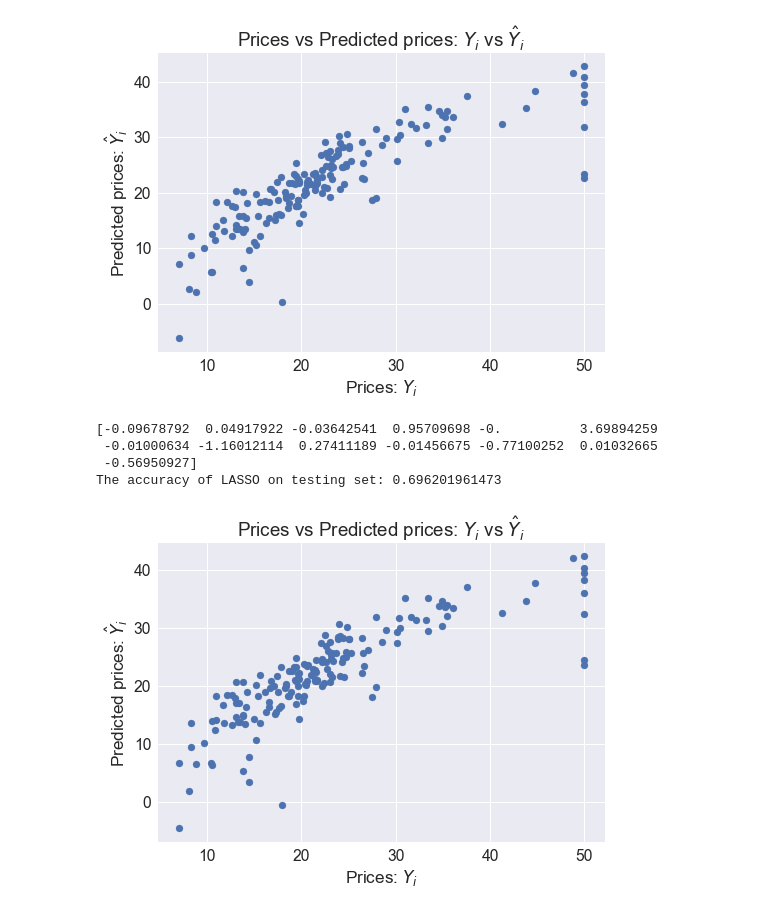
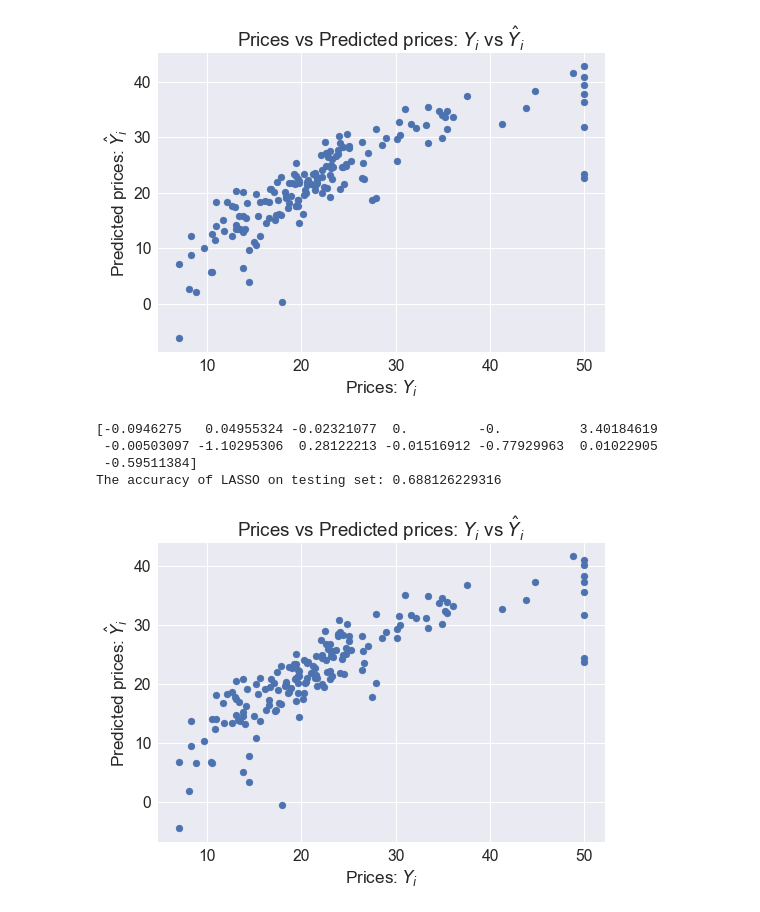
Before and after one commit to spiraleyeld/2nd-ML100Days, a Jupyter notebook: homework/Day_040_HW.ipynb, the cells around one changed output. Drawn from its saved outputs; the diff is of its cells as text; code cells hidden in the pictures.

```diff
--- a/homework/Day_040_HW.ipynb
+++ b/homework/Day_040_HW.ipynb
@@ -122,22 +122,22 @@ print(mse)
 # %%
 from sklearn.linear_model import Lasso
 
-reg = Lasso(alpha=0.1)
+reg = Lasso(alpha=0.2)
 reg.fit(X, y)
 print(reg.coef_) # 印出訓練後的模型參參數
 
 Y_pred = reg.predict(X_test)
 
 plt.scatter(Y_test, Y_pred)
 plt.xlabel("Prices: $Y_i$")
 plt.ylabel("Predicted prices: $\hat{Y}_i$")
 plt.title("Prices vs Predicted prices: $Y_i$ vs $\hat{Y}_i$")
 
 #看訓練好的模型準確度多少
 print('The accuracy of LASSO on testing set:', reg.score(X_test, Y_test))
 # %% [output]
-[-0.09678792  0.04917922 -0.03642541  0.95709698 -0.          3.69894259
- -0.01000634 -1.16012114  0.27411189 -0.01456675 -0.77100252  0.01032665
- -0.56950927]
-The accuracy of LASSO on testing set: 0.696201961473
+[-0.0946275   0.04955324 -0.02321077  0.         -0.          3.40184619
+ -0.00503097 -1.10295306  0.28122213 -0.01516912 -0.77929963  0.01022905
+ -0.59511384]
+The accuracy of LASSO on testing set: 0.688126229316
-[figure, old version]
+[figure, new version]
```
